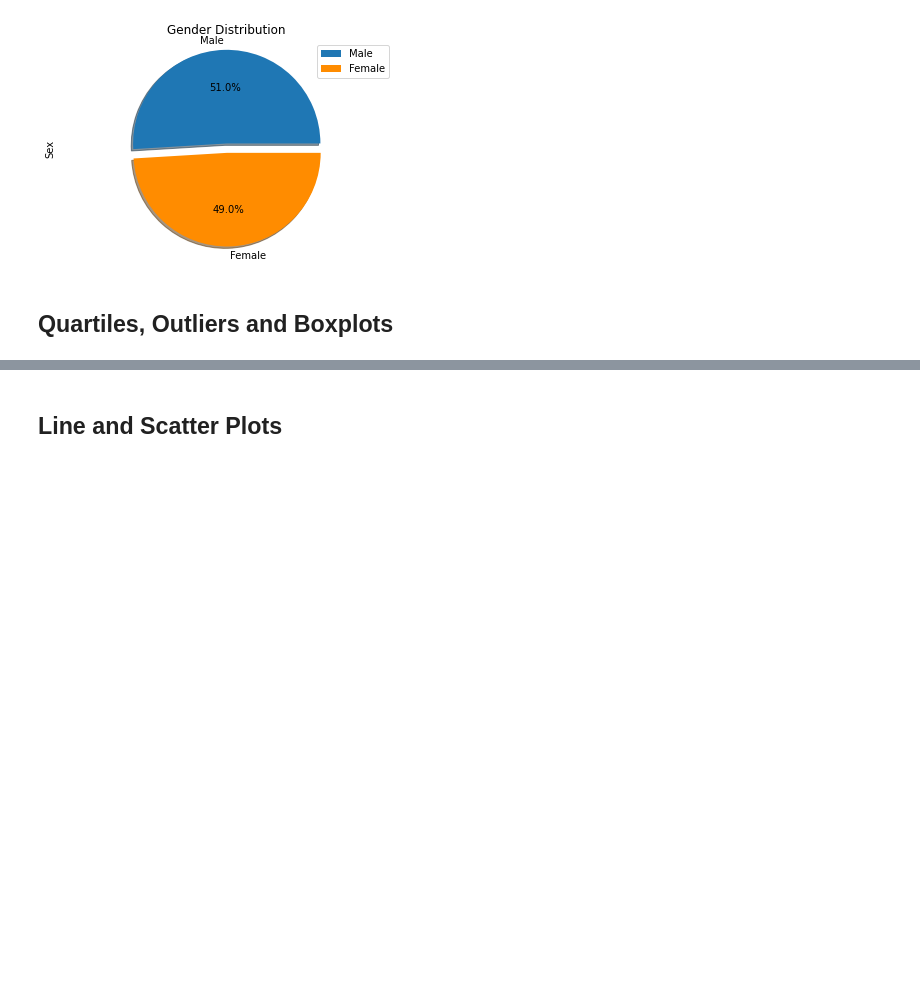
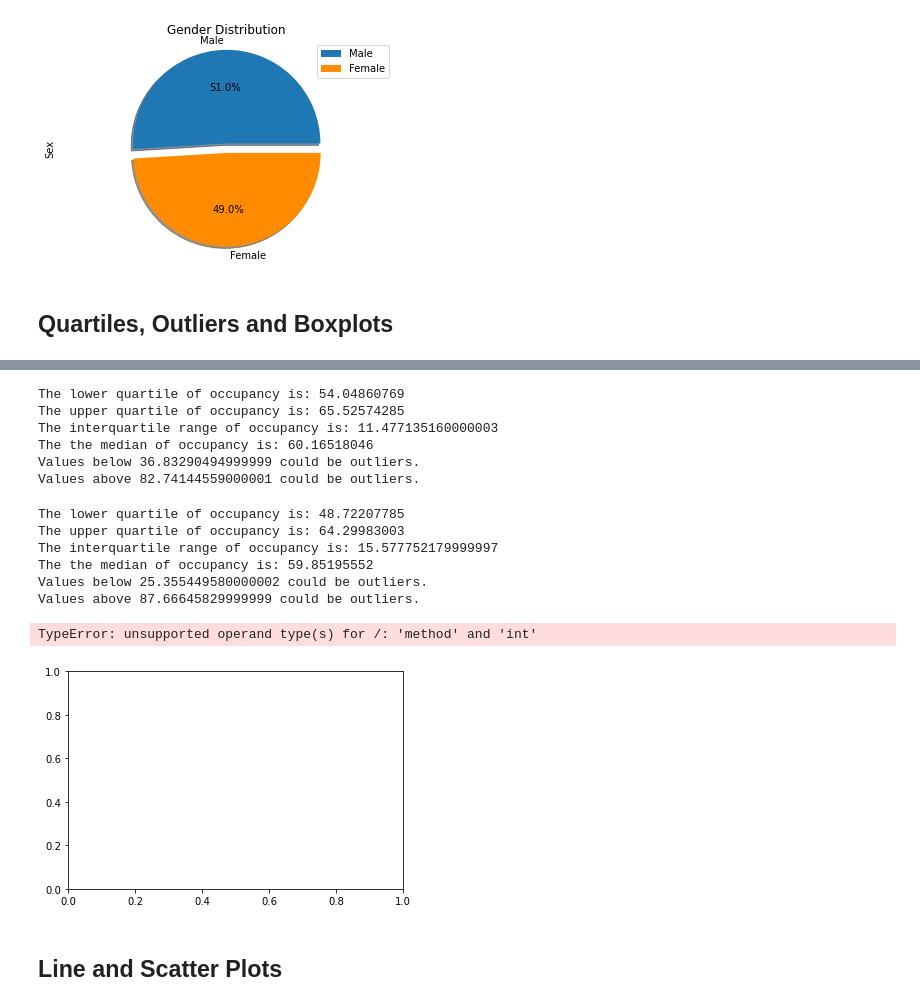
Before and after one commit to LP-116/matplotlib-challenge, a Jupyter notebook: pymaceuticals_starter.ipynb, the cells around one changed output, grey strips where cells are left out. Cells and saved outputs as stored; diff of their text form; code cells hidden in the pictures; blank space fills up the shorter version.

```diff
--- a/pymaceuticals_starter.ipynb
+++ b/pymaceuticals_starter.ipynb
@@ -235,3 +235,8 @@ plt.show()
 [figure]
 # %% [markdown]
 ## Quartiles, Outliers and Boxplots
+# %%
+# Getting the data for the selected drugs
+selected_treatment = clean_data.loc[clean_data["Drug Regimen"].isin(["Capomulin", "Ramicane", "Infubinol", "Ceftamin"])]
+
+selected_treatment
@@ -241,5 +260,13 @@ plt.show()
 
 # Start by getting the last (greatest) timepoint for each mouse
 
+# Merge this group df with the original dataframe to get the tumor volume at the last timepoint
 
-# Merge this group df with the original dataframe to get the tumor volume at the last timepoint
+mouse_group = selected_treatment.groupby(["Mouse ID"])
+
+final_tumor_vol = mouse_group.tail(1)
+
+final_tumor_vol = final_tumor_vol.sort_values(["Drug Regimen", "Tumor Volume (mm3)"], ascending = (True, True))
+final_tumor_vol
+
+# final_tumor_vol.loc[final_tumor_vol["Mouse ID"] == "x226"]
@@ -263,5 +379,61 @@ plt.show()
+# %%
+infubinol_data = final_tumor_vol.loc[final_tumor_vol["Drug Regimen"] == "Infubinol", ["Tumor Volume (mm3)"]]
+tumor_vol = infubinol_data.append
+
+quartiles = infubinol_data["Tumor Volume (mm3)"].quantile([0.25,0.5,0.75])
+lowerq = quartiles[0.25]
+upperq = quartiles[0.75]
+iqr = upperq-lowerq
+
+print(f"The lower quartile of occupancy is: {lowerq}")
+print(f"The upper quartile of occupancy is: {upperq}")
+print(f"The interquartile range of occupancy is: {iqr}")
+print(f"The the median of occupancy is: {quartiles[0.5]} ")
+
+lower_bound = lowerq - (1.5*iqr)
+upper_bound = upperq + (1.5*iqr)
+print(f"Values below {lower_bound} could be outliers.")
+print(f"Values above {upper_bound} could be outliers.")
+# %% [output]
+The lower quartile of occupancy is: 54.04860769
+The upper quartile of occupancy is: 65.52574285
+The interquartile range of occupancy is: 11.477135160000003
+The the median of occupancy is: 60.16518046
+Values below 36.83290494999999 could be outliers.
+Values above 82.74144559000001 could be outliers.
+# %%
+ceftamin_data = final_tumor_vol.loc[final_tumor_vol["Drug Regimen"] == "Ceftamin", ["Tumor Volume (mm3)"]]
+tumor_vol = ceftamin_data.append
+
+quartiles = ceftamin_data["Tumor Volume (mm3)"].quantile([0.25,0.5,0.75])
+lowerq = quartiles[0.25]
+upperq = quartiles[0.75]
+iqr = upperq-lowerq
+
+print(f"The lower quartile of occupancy is: {lowerq}")
+print(f"The upper quartile of occupancy is: {upperq}")
+print(f"The interquartile range of occupancy is: {iqr}")
+print(f"The the median of occupancy is: {quartiles[0.5]} ")
+
+lower_bound = lowerq - (1.5*iqr)
+upper_bound = upperq + (1.5*iqr)
+print(f"Values below {lower_bound} could be outliers.")
+print(f"Values above {upper_bound} could be outliers.")
+# %% [output]
+The lower quartile of occupancy is: 48.72207785
+The upper quartile of occupancy is: 64.29983003
+The interquartile range of occupancy is: 15.577752179999997
+The the median of occupancy is: 59.85195552
+Values below 25.355449580000002 could be outliers.
+Values above 87.66645829999999 could be outliers.
 # %%
 # Generate a box plot of the final tumor volume of each mouse across four regimens of interest
+fig1, ax1 = plt.subplots()
+ax1.boxplot(tumor_vol)
+plt.show
+# %% [output]
+TypeError: unsupported operand type(s) for /: 'method' and 'int'
+[figure, added]
 # %% [markdown]
 ## Line and Scatter Plots
 # %%
```
Also changed, not shown: parts of 6 cells of this notebook.
